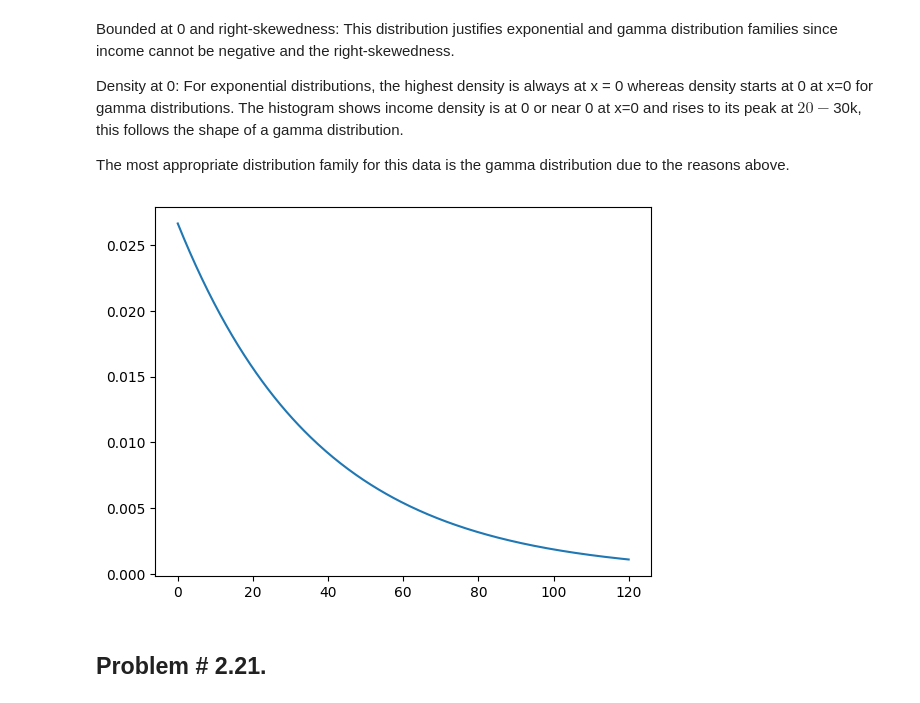
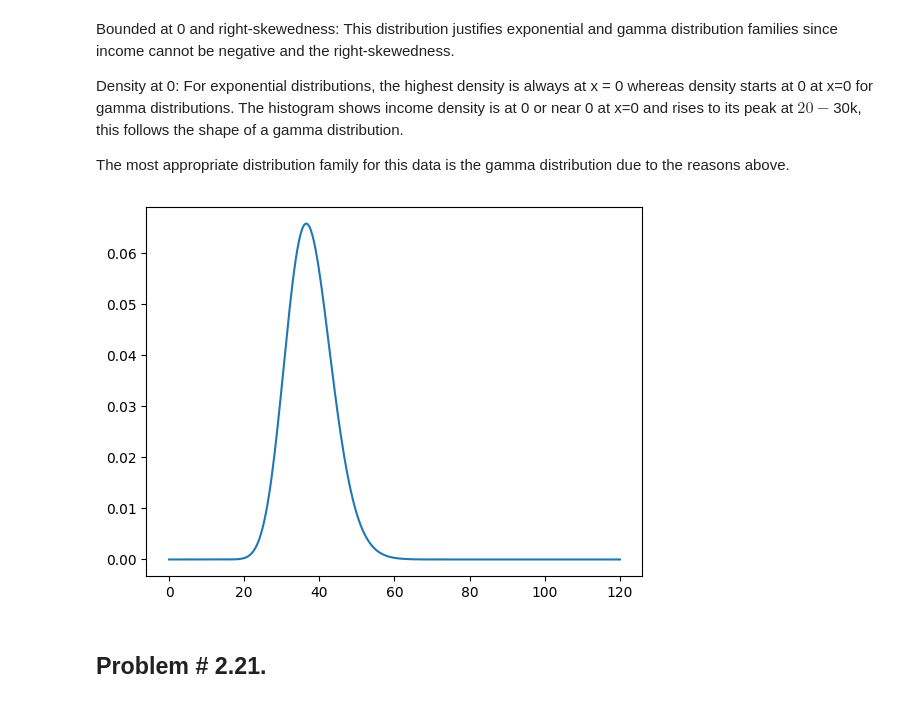
Before and after one commit to JustinSu11/Applied-Probability-and-Statistics-for-AI, a Jupyter notebook: Assignments/assignment 2.1/Justin_Nguyen_Assignment_2.1.ipynb, the cells around one changed output. Drawn from its saved outputs; the diff is of its cells as text; code cells hidden in the pictures.

```diff
--- a/Assignments/assignment 2.1/Justin_Nguyen_Assignment_2.1.ipynb
+++ b/Assignments/assignment 2.1/Justin_Nguyen_Assignment_2.1.ipynb
@@ -283,15 +283,15 @@ Density at 0: For exponential distributions, the highest density is always at x
 
 The most appropriate distribution family for this data is the gamma distribution due to the reasons above.
 # %%
-from scipy.stats import expon
+from scipy.stats import gamma
 
 mean = income['income'].mean()
 x = np.linspace(0, income['income'].max(), 300)
-exp_pdf = expon.pdf(x, scale=mean)
-plt.plot(x, exp_pdf)
+gamma_pdf = gamma.pdf(x, a=mean, scale=1)
+plt.plot(x, gamma_pdf)
 plt.show()
 # %% [output]
-[figure, old version]
+[figure, new version]
 # %% [markdown]
 ## Problem # 2.21.
 # %% [markdown]
```
Also changed, not shown: parts of 7 cells of this notebook, 2 other files.
